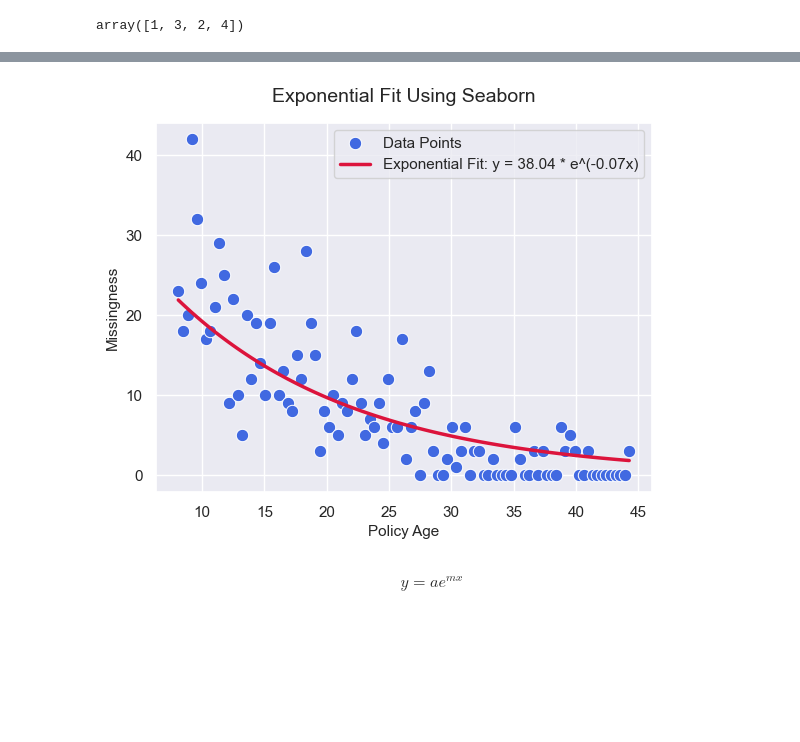
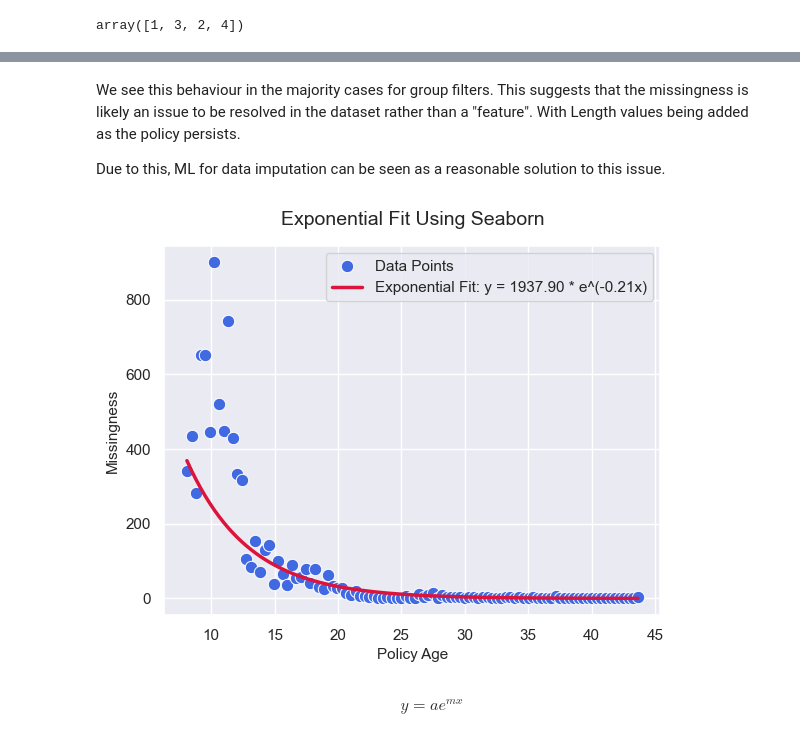
Before and after one commit to Marquis-Alloh/Motor-Insurance-Claims-Prediction-and-Pricing, a Jupyter notebook: Notebooks/Investigation.ipynb, the cells around one changed output, grey strips where cells are left out. Cells and saved outputs as stored; diff of their text form; code cells hidden in the pictures; blank space fills up the shorter version.

Commit message:
Performed imputation methods for length, RFR, GBR and simple imputaation were used

```diff
--- a/Notebooks/Investigation.ipynb
+++ b/Notebooks/Investigation.ipynb
@@ -254,6 +254,9 @@ analysis['Policy_Age'] = (Today - analysis['Date_start_contract']).dt.days / Yea
 analysis['Licence_Age'] = (Today - analysis['Date_driving_licence']).dt.days / Year_const
 analysis['Policy_Maker_Age'] = (Today - analysis['Date_birth']).dt.days / Year_const
 analysis['Lapse_Age'] = (Today - analysis['Date_lapse']).dt.days / Year_const
+analysis['Time_from_renewal'] = (Today - analysis['Date_last_renewal']).dt.days / Year_const
+analysis['Time_till_renewal'] = (Today - analysis['Date_next_renewal']).dt.days / Year_const
+analysis['Renewed_period'] = analysis['Time_from_renewal'] - analysis['Time_till_renewal']
 # %%
 analysis.columns
 # %% [output]
@@ -310,7 +329,8 @@ Length_imputation = analysis[
         'Second_driver', 'Year_matriculation', 'Power', 'Cylinder_capacity',
         'Value_vehicle', 'N_doors', 'Type_fuel', 'Length', 'Weight', 'Date_lapse_missing',
        'Type_fuel_missing', 'Length_missing', 'Policy_Age', 'Licence_Age',
-       'Policy_Maker_Age', 'Lapse_Age', 'Old_Policy', 'Heavy_Vehical', 'Old_Policy_Maker'
+       'Policy_Maker_Age', 'Lapse_Age', 'Time_from_renewal', 'Time_till_renewal', 'Renewed_period',
+        'Old_Policy', 'Old_Policy_Maker', 'Heavy_Vehical'
     ]
 ].copy()
 #Length_imputation.dropna(subset=["Length","Type_fuel"], inplace=True)
@@ -409,6 +444,26 @@ def missing_length_by_age(df, age_col, n_bins, condition=None):
 
     return age_midpoints, missing_counts, total_counts, missing_percentages
 # %%
-Length_imputation['Type_risk'].unique()
+groups = ['Type_risk','Date_lapse_missing', 'N_doors', 'Second_driver','Old_Policy']
+group_of_interest = groups[0]
+group_filter = 1
+Length_imputation[group_of_interest].unique()
 # %% [output]
 array([1, 3, 2, 4])
+# %%
+x1, y1, x2, y2 = missing_length_by_age(Length_imputation, age_col='Policy_Age', n_bins=100, condition = (Length_imputation[group_of_interest] == group_filter))
+df_plotting = pd.DataFrame({
+    "x": x1,
+    "y": y1
+})
+
+sns.set_theme(style="darkgrid")
+
+sns.scatterplot(data=df_plotting, x='x', y='y', color='royalblue', s=80, label='Data Points')
+
+
+plt.title(f'Plot of Policy age against Missingness in length when {group_of_interest} is {group_filter}', fontsize=14, pad=15)
+plt.xlabel('Policy Age', fontsize=11)
+plt.ylabel('Missingness', fontsize=11)
+
+plt.show()
@@ -415,39 +472,37 @@ array([1, 3, 2, 4])
+# %% [markdown]
+We see this behaviour in the majority cases for group filters. This suggests that the missingness is likely an issue to be resolved in the dataset rather than a "feature". With Length values being added as the policy persists.
+
+Due to this, ML for data imputation can be seen as a reasonable solution to this issue.
 # %%
-x1, y1, x2, y2 = missing_length_by_age(Length_imputation, age_col='Policy_Age', n_bins=100, condition = (Length_imputation['Type_risk'] == 4))
-df_plotting = pd.DataFrame({
-    "x": x1,
-    "y": y1
-})
-
 mask = (
     (df_plotting['y'] > 0) &
     np.isfinite(df_plotting['x']) &
     np.isfinite(df_plotting['y'])
 )
 
 x = df_plotting.loc[mask, 'x']
 log_y = np.log(df_plotting.loc[mask, 'y'])
 
 m, c = np.polyfit(x, log_y, 1)
 
 a = np.exp(c)
 
 x_smooth = np.linspace(df_plotting['x'].min(), df_plotting['x'].max(), 100)
 y_pred = a * np.exp(m * x_smooth)
 
 sns.set_theme(style="darkgrid")
 
 sns.scatterplot(data=df_plotting, x='x', y='y', color='royalblue', s=80, label='Data Points')
 
 sns.lineplot(x=x_smooth, y=y_pred, color='crimson', linewidth=2.5,
              label=f'Exponential Fit: y = {a:.2f} * e^({m:.2f}x)')
 
 plt.title('Exponential Fit Using Seaborn', fontsize=14, pad=15)
 plt.xlabel('Policy Age', fontsize=11)
 plt.ylabel('Missingness', fontsize=11)
 
 plt.show()
 # %% [output]
-[figure, old version]
+[figure, new version]
 # %% [markdown]
 $$y = a e^{mx}$$
```
Also changed, not shown: parts of 26 cells of this notebook.
